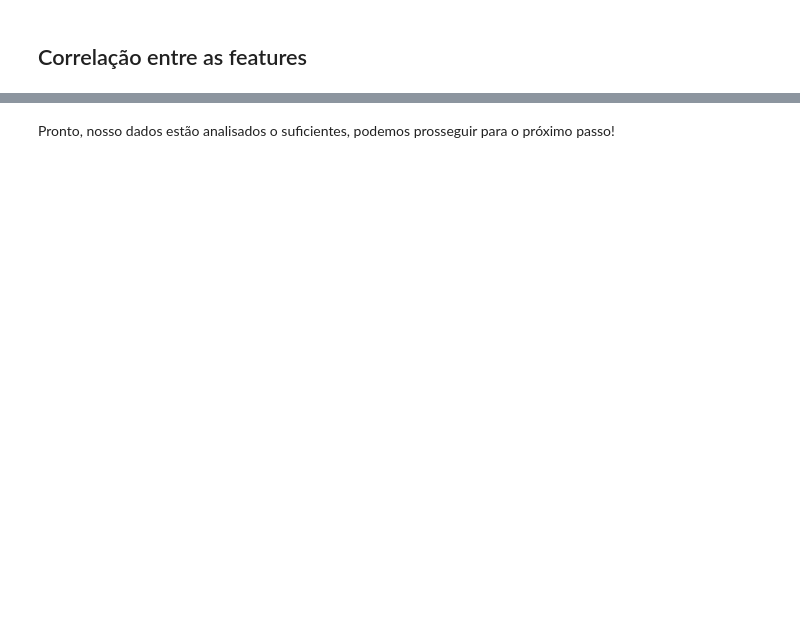
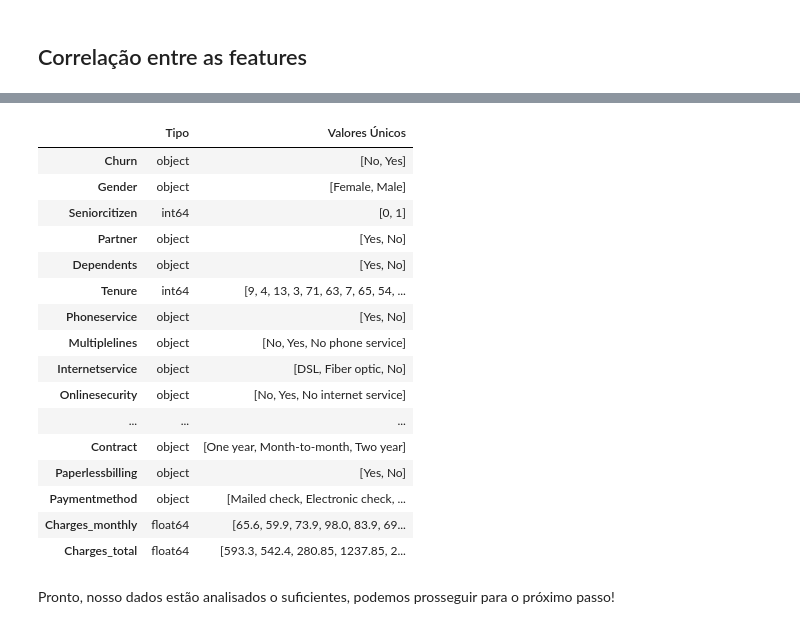
Before and after one commit to SarahBarbosa/churn-prediction, a Jupyter notebook: S01_ETL_EDA.ipynb, the cells around one changed output, grey strips where cells are left out. Cells and saved outputs as stored; diff of their text form; code cells hidden in the pictures; blank space fills up the shorter version.

```diff
--- a/S01_ETL_EDA.ipynb
+++ b/S01_ETL_EDA.ipynb
@@ -413,0 +314,22 @@ plt.show()
+# %%
+dados.rename(columns=lambda x: jdi.renomear_coluna(x), inplace=True)
+# %%
+jdi.info_dataframe(dados)
+# %% [output]
+|  | Tipo | Valores Únicos |
+| Churn | object | [No, Yes] |
+| Gender | object | [Female, Male] |
+| Seniorcitizen | int64 | [0, 1] |
+| Partner | object | [Yes, No] |
+| Dependents | object | [Yes, No] |
+| Tenure | int64 | [9, 4, 13, 3, 71, 63, 7, 65, 54, ... |
+| Phoneservice | object | [Yes, No] |
+| Multiplelines | object | [No, Yes, No phone service] |
+| Internetservice | object | [DSL, Fiber optic, No] |
+| Onlinesecurity | object | [No, Yes, No internet service] |
+| ... | ... | ... |
+| Contract | object | [One year, Month-to-month, Two year] |
+| Paperlessbilling | object | [Yes, No] |
+| Paymentmethod | object | [Mailed check, Electronic check, ... |
+| Charges_monthly | float64 | [65.6, 59.9, 73.9, 98.0, 83.9, 69... |
+| Charges_total | float64 | [593.3, 542.4, 280.85, 1237.85, 2... |
```
Also changed, not shown: parts of 52 cells of this notebook, 6 other files.
